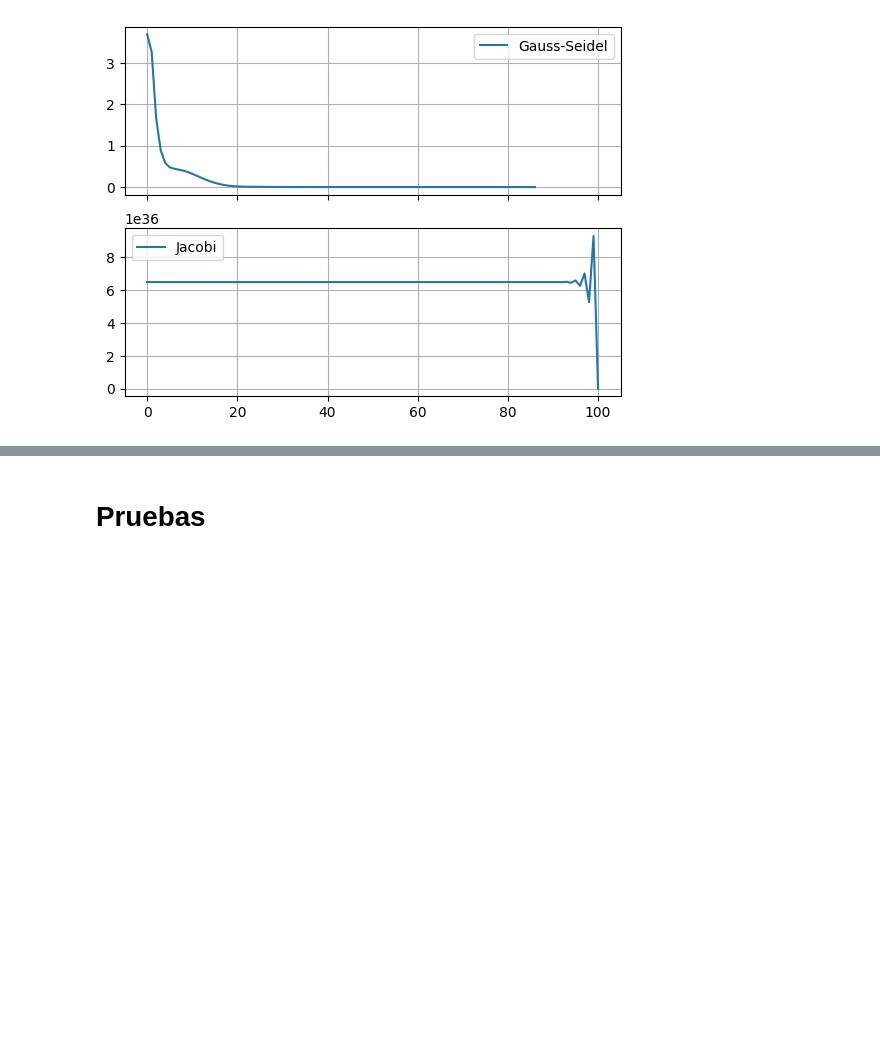
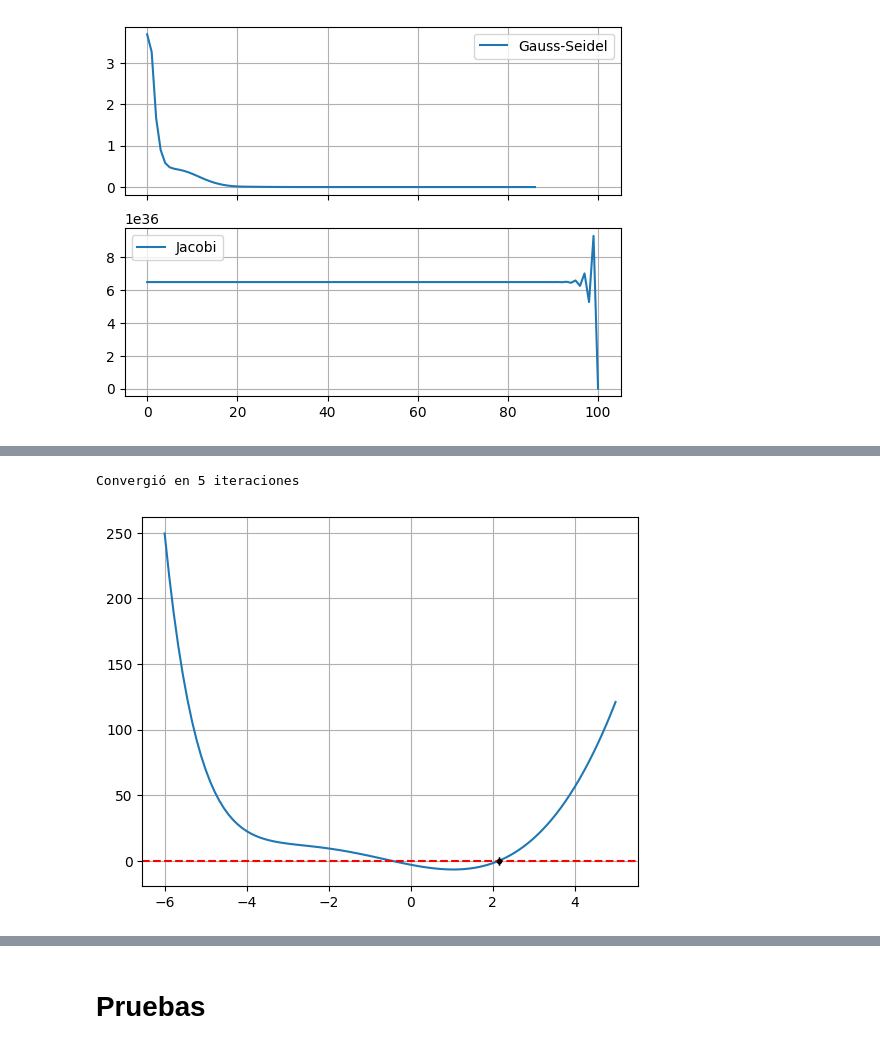
Before and after one commit to BernardoPironio/Ejercicios_calculo_numerico, a Jupyter notebook: Ejercicios calculo.ipynb, the cells around one changed output, grey strips where cells are left out. Drawn from its saved outputs; the diff is of its cells as text; code cells hidden in the pictures; blank space fills up the shorter version.

```diff
--- a/Ejercicios calculo.ipynb
+++ b/Ejercicios calculo.ipynb
@@ -918,0 +985,18 @@ No convergió en el número máximo de iteraciones
+# %%
+def NewtonRaphson(x0,funcion,derivada,tol = 1e-10,max_iter = 100):
+
+    iteracion = 0
+
+    while iteracion <= max_iter :
+
+        iteracion += 1
+        x1 = x0 - funcion(x0)/derivada(x0)
+        if abs(x1 - x0) < tol:
+            print(f'Convergió en {iteracion} iteraciones')
+            break
+        x0 = x1
+
+    else:
+        print('No convergió en el número máximo de iteraciones')
+
+    return x0,x1
@@ -918,0 +1050,14 @@ No convergió en el número máximo de iteraciones
+# %%
+x = np.linspace(-6,5,100)
+funcion = lambda x: np.exp(-x) + x**3 + x**2 - 5*x -4
+
+x0,x1 = NewtonRaphson(2.5,funcion, lambda x: -np.exp(-x) + 3*x**2 + 2*x -5)
+
+plt.figure()
+plt.plot(x,funcion(x))
+plt.axhline(0,color = 'red', linestyle = '--')
+plt.errorbar((x0 + x1)/2,0,xerr = np.abs(x1 - x0)/2, fmt = 'o', color = 'black', label = 'Aproximación Newton-Raphson',markersize = 3,capsize = 3)
+plt.grid()
+# %% [output]
+Convergió en 5 iteraciones
+[figure, added]
```
Also changed, not shown: parts of 14 cells of this notebook.
